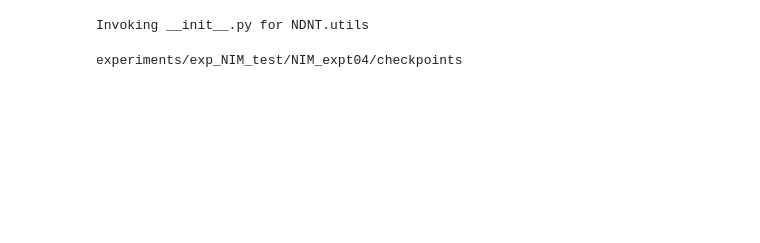
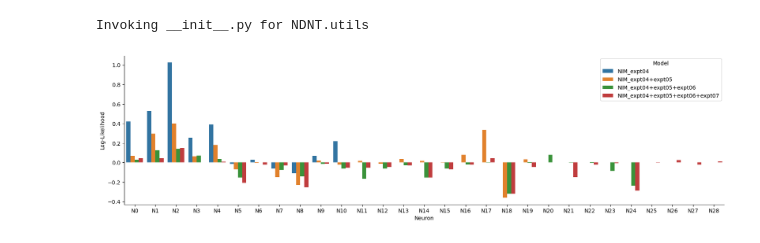
Before and after one commit to NeuroTheoryUMD/mattjac, a Jupyter notebook: v1/exp_NIM.ipynb, the cells around one changed output. Drawn from its saved outputs; the diff is of its cells as text; code cells hidden in the pictures; blank space fills up the shorter version.

```diff
--- a/v1/exp_NIM.ipynb
+++ b/v1/exp_NIM.ipynb
@@ -6,9 +8,8 @@ Invoking __init__.py for NDNT.utils
 # %%
-e = exp.load(expname='exp_NIM_test', experiment_location='experiments')
-#mplt.lightmode()
-#e.plotLLs(trials=['NIM_expt04', 'NIM_expt04+expt05', 'NIM_expt04+expt05+expt06', 'NIM_expt04+expt05+expt06+expt07'], figsize=(20,5))
+mplt.lightmode()
+e.plotLLs(trials=['NIM_expt04', 'NIM_expt04+expt05', 'NIM_expt04+expt05+expt06', 'NIM_expt04+expt05+expt06+expt07'], figsize=(20,5))
 # %% [output]
-experiments/exp_NIM_test/NIM_expt04/checkpoints
+[figure, added]
 # %%
 losses = e['NIM_expt04'].losses
 len(losses)
```
Also changed, not shown: parts of 2 cells of this notebook, 5 other files.
